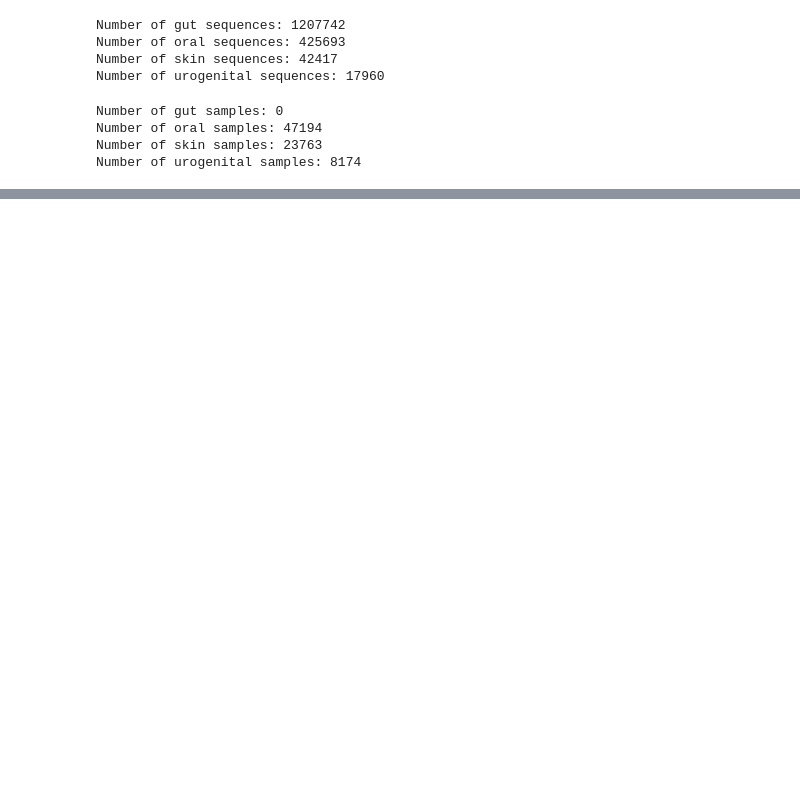
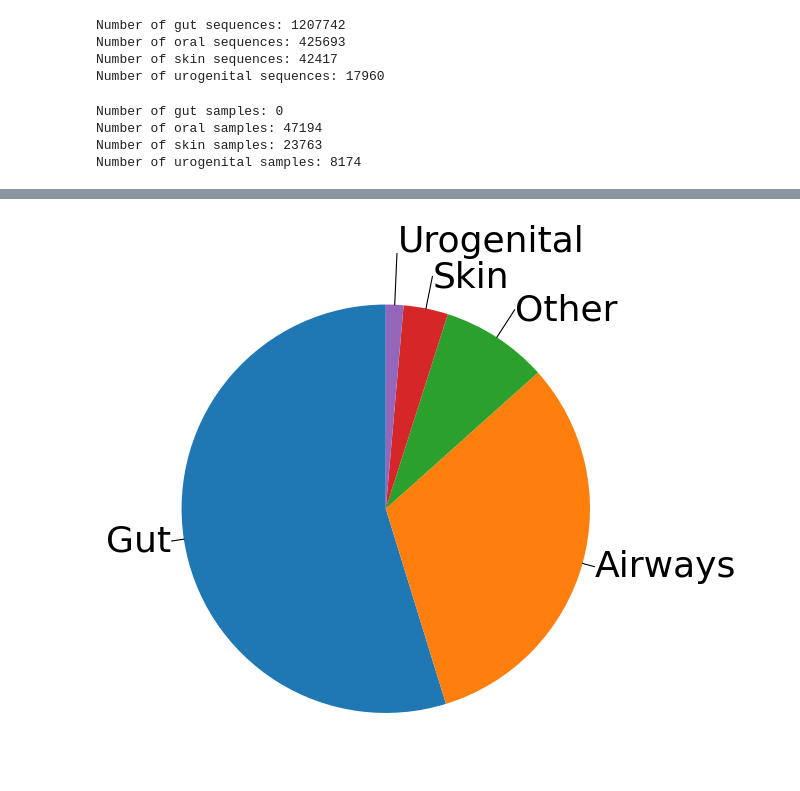
Before and after one commit to UHVDB/uhvdb-manuscript, a Jupyter notebook: figure_1/figure_1c.ipynb, the cells around one changed output, grey strips where cells are left out. Saved outputs shown, nothing was run; the diff lists cells and outputs as text; code cells hidden in the pictures; blank space fills up the shorter version.

```diff
--- a/figure_1/figure_1c.ipynb
+++ b/figure_1/figure_1c.ipynb
@@ -757,0 +728,57 @@ plt.show()
+# %%
+### figure 1c pie chart of body site
+import matplotlib.pyplot as plt
+import numpy as np
+
+body_site_plot = (
+    uhvdb_plot_df
+        .group_by('body_site')
+        .len()
+        .sort('len', descending=True)
+)
+
+plt.rcParams.update({'font.size': 26})
+fig, ax = plt.subplots(figsize=(7, 7))
+fig.patch.set_alpha(0)
+ax.set_facecolor('none')
+wedges, _ = ax.pie(body_site_plot['len'], startangle=90)
+
+# Short radial connectors with labels at connector endpoints
+r_line = 1.06
+x_pad = 0.003
+
+# Push specific labels farther from pie
+label_radius_add = {
+    'Urogenital': 0.25,
+    'Skin': 0.1,
+    'Other': 0.1,
+}
+
+pts = []
+for w, label in zip(wedges, body_site_plot['body_site'].to_list()):
+    th = np.deg2rad((w.theta1 + w.theta2) / 2)
+    x, y = np.cos(th), np.sin(th)
+    r_end = r_line + label_radius_add.get(label, 0.0)
+    pts.append({'label': label, 'x': x, 'y': y, 'r_end': r_end, 'side': 'right' if x >= 0 else 'left'})
+
+for p in pts:
+    x_end = p['r_end'] * p['x']
+    y_end = p['r_end'] * p['y']
+
+    # radial segment ends at the label anchor
+    ax.plot([p['x'], x_end], [p['y'], y_end], color='black', lw=0.8)
+
+    x_txt = x_end + x_pad if p['side'] == 'right' else x_end - x_pad
+    ax.text(
+        x_txt, y_end, p['label'],
+        ha='left' if p['side'] == 'right' else 'right',
+        va='center',
+        fontsize=26,
+        bbox=dict(boxstyle='round,pad=0.10', fc='none', ec='none', alpha=0.0),
+    )
+
+ax.set_aspect('equal')
+plt.tight_layout()
+plt.show()
+# %% [output]
+[figure, added]
```
Also changed, not shown: parts of 31 cells of this notebook, 1 other file.
